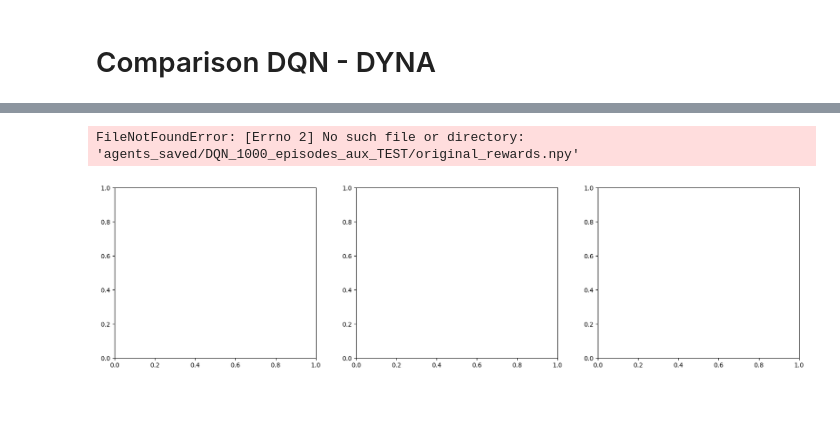
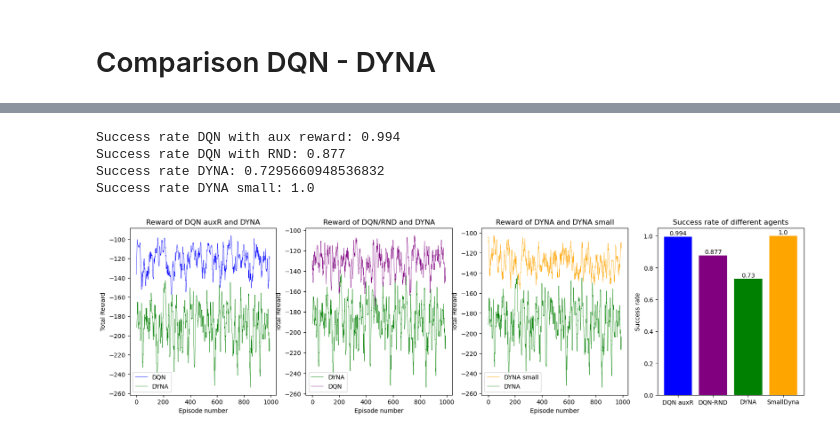
Before and after one commit to silviiaromanato/MountainCartRL, a Jupyter notebook: MountainCart_notebook.ipynb, the cells around one changed output, grey strips where cells are left out. Saved outputs shown, nothing was run; the diff lists cells and outputs as text; code cells hidden in the pictures; blank space fills up the shorter version.

Commit message:
plots

```diff
--- a/MountainCart_notebook.ipynb
+++ b/MountainCart_notebook.ipynb
@@ -418,12 +445,13 @@ NameError: name 'agent' is not defined
 # %%
+
 # plot the reward of agent
-fig, axs = plt.subplots(1, 3, figsize=(20, 5))
+fig, axs = plt.subplots(1, 4, figsize=(20, 5))
 
 #DYNA_TEST
 reward_dyna = np.load("test_rewards_dyna.npy")
 reward_dyna = np.convolve(reward_dyna, np.ones(10)/10, mode='valid')
-reward_dyna_small=np.load("test_rewards_dyna_small.npy")
-reward_dyna_small = np.convolve(reward_dyna_small, np.ones(10)/10, mode='valid')
+small_dyna = np.load("test_rewards_dyna_small.npy")
+small_dyna = np.convolve(small_dyna, np.ones(10)/10, mode='valid')
 
 # DQN with aux reward TEST
 rewards = np.load("agents_saved/DQN_1000_episodes_aux_TEST/original_rewards.npy")[-1000:]
@@ -435,53 +463,62 @@ axs[0].set_title("Reward of DQN auxR and DYNA")
 axs[0].set_ylabel("Total Reward")
 axs[0].set_xlabel("Episode number")
 
 # DQN with RND TEST
 rewards = np.load("agents_saved/DQN_1000_episodes_rnd_TEST/rewards.npy")[-1000:]
 rewards = np.convolve(rewards, np.ones(10)/10, mode='valid')
-axs[2].plot(reward_dyna, color="green", linewidth=0.5,label="DYNA")
-axs[2].plot(rewards, color="purple", linewidth=0.5,label="DQN")
-axs[2].legend()
-axs[2].set_title("Reward of DQN/RND and DYNA")
+axs[1].plot(reward_dyna, color="green", linewidth=0.5,label="DYNA")
+axs[1].plot(rewards, color="purple", linewidth=0.5,label="DQN")
+axs[1].legend()
+axs[1].set_title("Reward of DQN/RND and DYNA")
+axs[1].set_ylabel("Total Reward")
+axs[1].set_xlabel("Episode number")
+
+# DYNA TEST
+axs[2].plot(small_dyna, color="orange", linewidth=0.5)
+axs[2].plot(reward_dyna, color="green", linewidth=0.5)
+axs[2].set_title("Reward of DYNA and DYNA small")
 axs[2].set_ylabel("Total Reward")
 axs[2].set_xlabel("Episode number")
+axs[2].legend(["DYNA small", "DYNA"])
 
-successes_DQN = np.load("agents_saved/DQN_1000_episodes_TEST/dones.npy")[-1000:]
+
+########### Success Plot ###########
+
 successes_aux = np.load("agents_saved/DQN_1000_episodes_aux_TEST/dones.npy")[-1000:]
 successes_rnd = np.load("agents_saved/DQN_1000_episodes_rnd_TEST/dones.npy")[-1000:]
 success_dyna=(reward_dyna>=-200).astype(int)
-success_dyna_small=(reward_dyna_small>=-200).astype(int)
+success_small_dyna=(small_dyna>=-200).astype(int)
 
 # count the percentage of successful episodes
-success_rate_DQN = np.sum(successes_DQN) / len(successes_DQN)
 success_rate_aux = np.sum(successes_aux) / len(successes_aux)
 success_rate_rnd = np.sum(successes_rnd) / len(successes_rnd)
 success_rate_dyna = np.sum(success_dyna) / len(success_dyna)
-success_rate_dyna_small = np.sum(success_dyna_small) / len(success_dyna_small)
+success_rate_small_dyna = np.sum(success_small_dyna) / len(success_small_dyna)
 
-print(f"Success rate DQN: {success_rate_DQN}")
 print(f"Success rate DQN with aux reward: {success_rate_aux}")
 print(f"Success rate DQN with RND: {success_rate_rnd}")
 print(f"Success rate DYNA: {success_rate_dyna}")
-print(f"Success rate DYNA small: {success_rate_dyna_small}")
+print(f"Success rate DYNA small: {success_rate_small_dyna}")
 
 # create a barplot
-labels = ['DQN', 'DQN auxR', 'DQN-RND', 'DYNA','DYNA small']
-success_rates = [success_rate_DQN, success_rate_aux,
-                 success_rate_rnd, success_rate_dyna,success_rate_dyna_small]
+labels = ['DQN auxR', 'DQN-RND', 'DYNA', 'SmallDyna']
+success_rates = [success_rate_aux, success_rate_rnd, success_rate_dyna, success_rate_small_dyna]
 
 axs[3].bar(labels, success_rates)
 axs[3].set_ylabel('Success rate')
 axs[3].set_title('Success rate of different agents')
+axs[3].patches[0].set_facecolor('blue')
+axs[3].patches[1].set_facecolor('purple')
+axs[3].patches[2].set_facecolor('green')
+axs[3].patches[3].set_facecolor('orange')
 
-axs[3].patches[0].set_facecolor('red')
-axs[3].patches[1].set_facecolor('blue')
-axs[3].patches[2].set_facecolor('purple')
-axs[3].patches[3].set_facecolor('green')
-axs[3].patches[4].set_facecolor('orange')
-
-for i, success_rate in enumerate(success_rates):
-    axs[3].text(i, success_rate, f"{success_rate:.3f}", ha='center', va='bottom')
+# ADD the success rate on the bars
+for i, v in enumerate(success_rates):
+    axs[3].text(i, v + 0.01, str(round(v, 3)), color='black', ha='center')
 plt.show()
 # %% [output]
-FileNotFoundError: [Errno 2] No such file or directory: 'agents_saved/DQN_1000_episodes_aux_TEST/original_rewards.npy'
+Success rate DQN with aux reward: 0.994
+Success rate DQN with RND: 0.877
+Success rate DYNA: 0.7295660948536832
+Success rate DYNA small: 1.0
-[figure, old version]
+[figure, new version]
```
Also changed, not shown: parts of 2 cells of this notebook.
